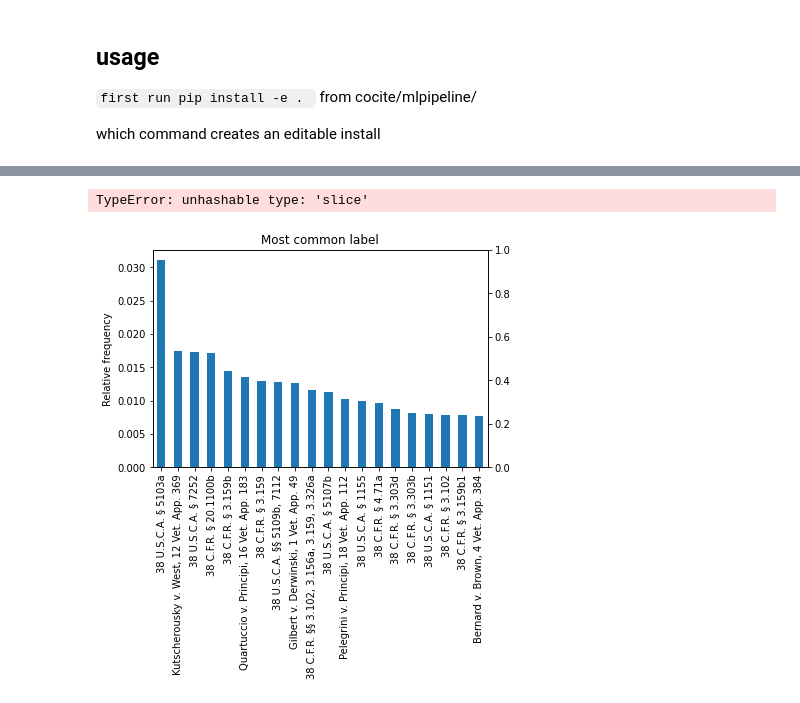
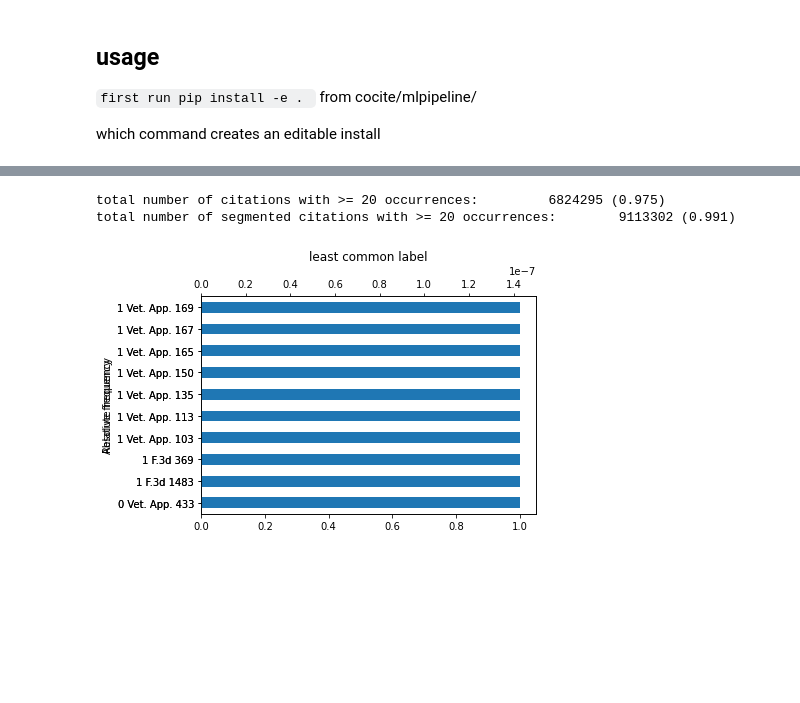
Before and after one commit to ottozastrow/co-cite, a Jupyter notebook: data_analysis/chunkwise analysis.ipynb, the cells around one changed output, grey strips where cells are left out. Saved outputs shown, nothing was run; the diff lists cells and outputs as text; code cells hidden in the pictures; blank space fills up the shorter version.

```diff
--- a/data_analysis/chunkwise analysis.ipynb
+++ b/data_analysis/chunkwise analysis.ipynb
@@ -105,0 +114,24 @@ fig.show()
+# %%
+# save counts to file
+# create folder for counts if it doesn't exist
+if not os.path.exists("normed_citation_counts"):
+    os.makedirs("normed_citation_counts")
+for ntype in normalization_types:
+    counts[ntype].to_csv(f"normed_citation_counts/{ntype}.csv")
+    segmented_counts[ntype].to_csv(f"normed_citation_counts/{ntype}_segmented.csv")
+# %%
+# load data from csv files
+counts = {}
+segmented_counts = {}
+for ntype in normalization_types:
+    counts[ntype] = pd.read_csv(f"normed_citation_counts/{ntype}.csv")
+    segmented_counts[ntype] = pd.read_csv(f"normed_citation_counts/{ntype}_segmented.csv")
+    # read from csv into pandas series
+    counts[ntype].columns = ["citation", "occurrences"]
+    segmented_counts[ntype].columns = ["citation", "occurrences"]
+
+    counts[ntype] = counts[ntype].set_index("citation")
+    segmented_counts[ntype] = segmented_counts[ntype].set_index("citation")
+
+    counts[ntype] = counts[ntype]["occurrences"]
+    segmented_counts[ntype] = segmented_counts[ntype]["occurrences"]
@@ -105,0 +140,33 @@ fig.show()
+# %%
+# relative counts
+relative_counts = {}
+relative_segmented_counts = {}
+for ntype in normalization_types:
+    relative_counts[ntype] = counts[ntype] / total_count
+    relative_segmented_counts[ntype] = segmented_counts[ntype] / total_count
+# %%
+# sum all citations with less than 20 occurrences
+summed_counts = {}
+summed_segmented_counts = {}
+relative_counts_summed = {}
+relative_segmented_counts_summed = {}
+
+for ntype in ["normalized"]:
+    total_count = counts[ntype].sum()
+    total_segmented_count = segmented_counts[ntype].sum()
+
+    summed_counts[ntype] = (counts[ntype][counts[ntype] >= 20].sum())# / total_count
+    summed_segmented_counts[ntype] = (segmented_counts[ntype][segmented_counts[ntype] >= 20].sum())# / total_segmented_count
+
+    summed_counts[ntype] = int(summed_counts[ntype])
+    relative_counts_summed[ntype] = round(summed_counts[ntype] / total_count, 3)
+    print(f"total number of citations with >= 20 occurrences: \
+        {summed_counts[ntype]} ({relative_counts_summed[ntype]})")
+
+    summed_segmented_counts[ntype] = int(summed_segmented_counts[ntype])
+    relative_segmented_counts_summed[ntype] = round(summed_segmented_counts[ntype] / total_segmented_count, 3)
+    print(f"total number of segmented citations with >= 20 occurrences:\
+        {summed_segmented_counts[ntype]} ({relative_segmented_counts_summed[ntype]})")
+# %% [output]
+total number of citations with >= 20 occurrences:         6824295 (0.975)
+total number of segmented citations with >= 20 occurrences:        9113302 (0.991)
@@ -106,13 +192,12 @@ fig.show()
 # %%
-plt.title("Most common label")
-relative_counts[:20].plot(kind="bar")
+plt.title("least common label")
+segmented_counts["normalized"].nsmallest(10).plot(kind="barh")
 # ylabel
 plt.ylabel("Relative frequency")
 # second ylabel absolute frequency
-plt.twinx()
-counts[:20].plot(kind="bar")
+plt.twiny()
+relative_segmented_counts["normalized"].nsmallest(10).plot(kind="barh")
 plt.ylabel("Absolute frequency")
 plt.show()
 # %% [output]
-TypeError: unhashable type: 'slice'
-[figure, old version]
+[figure, new version]
```
Also changed, not shown: parts of 13 cells of this notebook, 2 other files.
